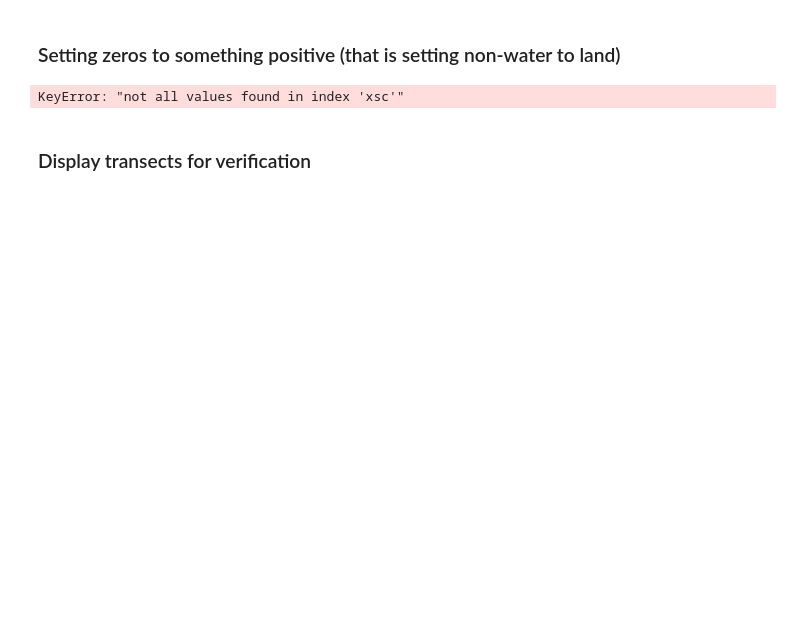
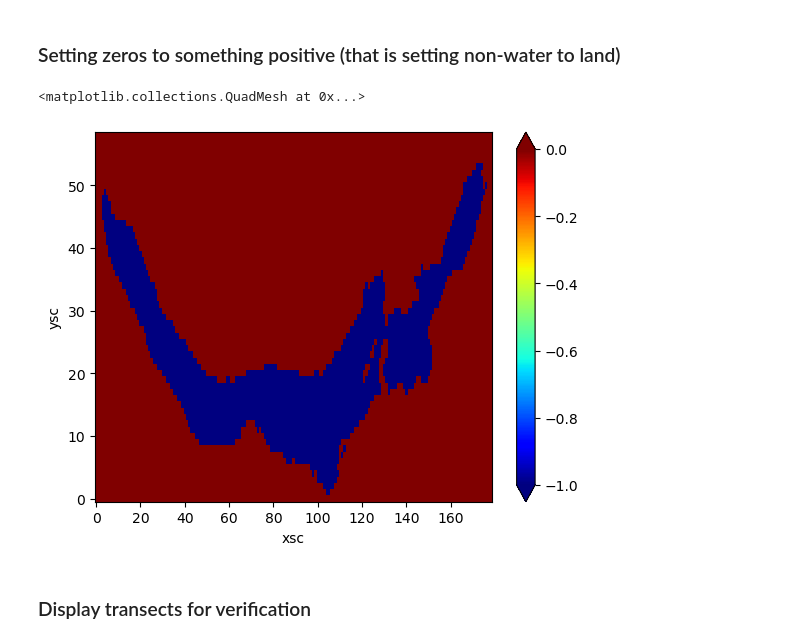
Before and after one commit to leroquan/preprocessing-mitgcm, a Jupyter notebook: example/grid_and_bathy/create_bathy.ipynb, the cells around one changed output. Saved outputs shown, nothing was run; the diff lists cells and outputs as text; code cells hidden in the pictures; blank space fills up the shorter version.

```diff
--- a/example/grid_and_bathy/create_bathy.ipynb
+++ b/example/grid_and_bathy/create_bathy.ipynb
@@ -151,10 +199,11 @@ clean_bathy_grid_interp.plot(vmax=0, cmap='jet')
 # %% [markdown]
 ### Setting zeros to something positive (that is setting non-water to land)
 # %%
-bathy_grid_filled = clean_bathy_grid_interp.where(clean_bathy_grid_interp <= -1 , other=2)
-bathy_grid_filled.sel(xsc = np.arange(200)).plot(vmin = -1, vmax=0, cmap='jet')
+#bathy_grid_filled = clean_bathy_grid_interp.where(clean_bathy_grid_interp <= -1 , other=2)
+bathy_grid_filled.sel(xsc = np.arange(179)).plot(vmin = -1, vmax=0, cmap='jet')
 # %% [output]
-KeyError: "not all values found in index 'xsc'"
+<matplotlib.collections.QuadMesh at 0x...>
+[figure, added]
 # %% [markdown]
 ### Display transects for verification
 # %%
```
Also changed, not shown: parts of 23 cells of this notebook, 18 other files.
